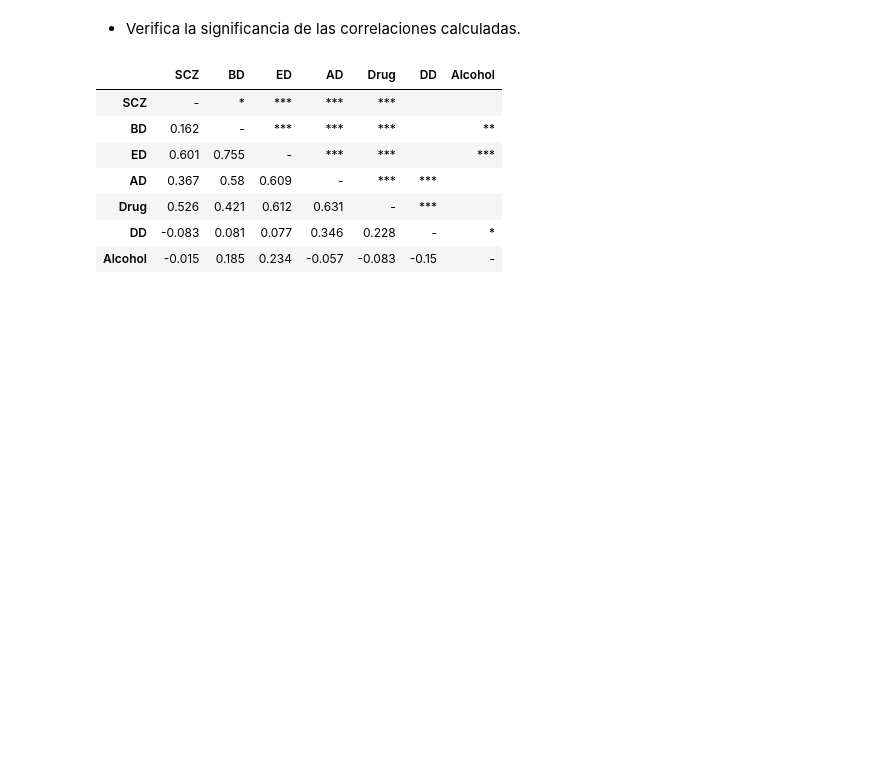
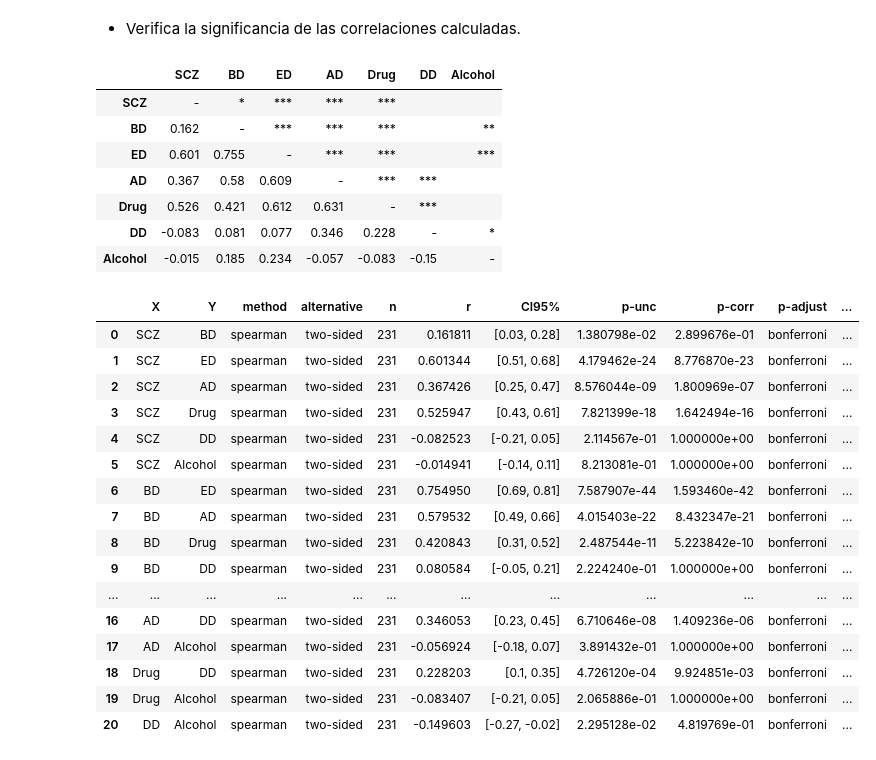
Before and after one commit to renatoparedes/Fundamentos-Python-Investigacion-Psicologia, a Jupyter notebook: Analisis-De-Datos-Cuantitativos/Solucionario_Estadistica.ipynb, the cells around one changed output. Saved outputs shown, nothing was run; the diff lists cells and outputs as text; code cells hidden in the pictures; blank space fills up the shorter version.

```diff
--- a/Analisis-De-Datos-Cuantitativos/Solucionario_Estadistica.ipynb
+++ b/Analisis-De-Datos-Cuantitativos/Solucionario_Estadistica.ipynb
@@ -197,3 +200,23 @@ new_disorders.rcorr(method="spearman")
 | Drug | 0.526 | 0.421 | 0.612 | 0.631 | - | *** |  |
 | DD | -0.083 | 0.081 | 0.077 | 0.346 | 0.228 | - | * |
 | Alcohol | -0.015 | 0.185 | 0.234 | -0.057 | -0.083 | -0.15 | - |
+# %%
+pg.pairwise_corr(method="spearman", padjust="bonferroni", data=new_disorders)
+# %% [output]
+|  | X | Y | method | alternative | n | r | CI95% | p-unc | p-corr | p-adjust | ... |
+| 0 | SCZ | BD | spearman | two-sided | 231 | 0.161811 | [0.03, 0.28] | 1.380798e-02 | 2.899676e-01 | bonferroni | ... |
+| 1 | SCZ | ED | spearman | two-sided | 231 | 0.601344 | [0.51, 0.68] | 4.179462e-24 | 8.776870e-23 | bonferroni | ... |
+| 2 | SCZ | AD | spearman | two-sided | 231 | 0.367426 | [0.25, 0.47] | 8.576044e-09 | 1.800969e-07 | bonferroni | ... |
+| 3 | SCZ | Drug | spearman | two-sided | 231 | 0.525947 | [0.43, 0.61] | 7.821399e-18 | 1.642494e-16 | bonferroni | ... |
+| 4 | SCZ | DD | spearman | two-sided | 231 | -0.082523 | [-0.21, 0.05] | 2.114567e-01 | 1.000000e+00 | bonferroni | ... |
+| 5 | SCZ | Alcohol | spearman | two-sided | 231 | -0.014941 | [-0.14, 0.11] | 8.213081e-01 | 1.000000e+00 | bonferroni | ... |
+| 6 | BD | ED | spearman | two-sided | 231 | 0.754950 | [0.69, 0.81] | 7.587907e-44 | 1.593460e-42 | bonferroni | ... |
+| 7 | BD | AD | spearman | two-sided | 231 | 0.579532 | [0.49, 0.66] | 4.015403e-22 | 8.432347e-21 | bonferroni | ... |
+| 8 | BD | Drug | spearman | two-sided | 231 | 0.420843 | [0.31, 0.52] | 2.487544e-11 | 5.223842e-10 | bonferroni | ... |
+| 9 | BD | DD | spearman | two-sided | 231 | 0.080584 | [-0.05, 0.21] | 2.224240e-01 | 1.000000e+00 | bonferroni | ... |
+| ... | ... | ... | ... | ... | ... | ... | ... | ... | ... | ... | ... |
+| 16 | AD | DD | spearman | two-sided | 231 | 0.346053 | [0.23, 0.45] | 6.710646e-08 | 1.409236e-06 | bonferroni | ... |
+| 17 | AD | Alcohol | spearman | two-sided | 231 | -0.056924 | [-0.18, 0.07] | 3.891432e-01 | 1.000000e+00 | bonferroni | ... |
+| 18 | Drug | DD | spearman | two-sided | 231 | 0.228203 | [0.1, 0.35] | 4.726120e-04 | 9.924851e-03 | bonferroni | ... |
+| 19 | Drug | Alcohol | spearman | two-sided | 231 | -0.083407 | [-0.21, 0.05] | 2.065886e-01 | 1.000000e+00 | bonferroni | ... |
+| 20 | DD | Alcohol | spearman | two-sided | 231 | -0.149603 | [-0.27, -0.02] | 2.295128e-02 | 4.819769e-01 | bonferroni | ... |
```
Also changed, not shown: parts of 1 cell of this notebook, 2 other files.
